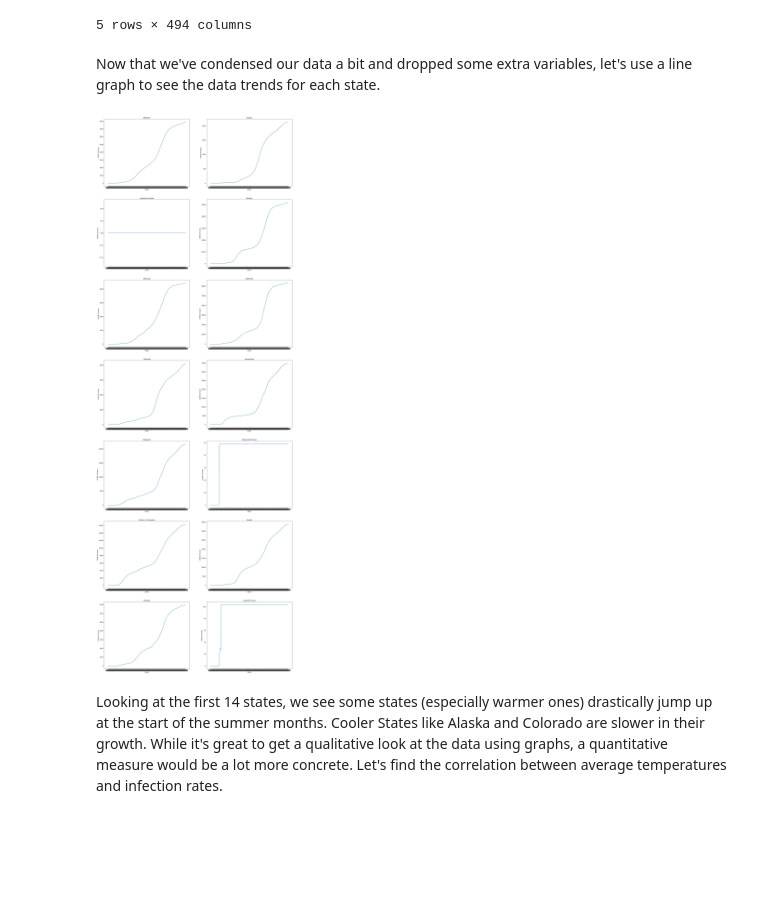
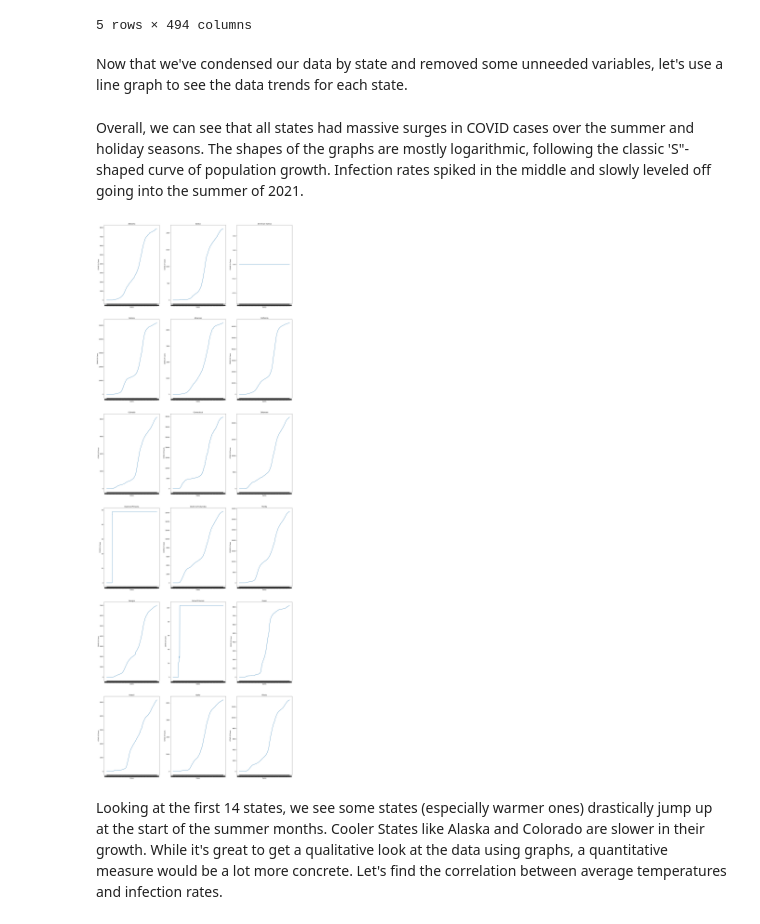
Before and after one commit to Sankalpsp21/Geographical-COVID-19-Trends, a Jupyter notebook: Covid-19 Spread in the United States.ipynb, the cells around one changed output. Drawn from its saved outputs; the diff is of its cells as text; code cells hidden in the pictures; blank space fills up the shorter version.

```diff
--- a/Covid-19 Spread in the United States.ipynb
+++ b/Covid-19 Spread in the United States.ipynb
@@ -77,25 +91,27 @@ Average_US_Cases.head()
 | Arkansas | 0.0 | 0.0 | 0.0 | 0.0 | 0.000000 | 0.000000 | 0.000000 | 0.000000 | 0.000000 | 0.000000 | ... |
 5 rows × 494 columns
 # %% [markdown]
-Now that we've condensed our data a bit and dropped some extra variables, let's use a line graph to see the data trends for each state.
+Now that we've condensed our data by state and removed some unneeded variables, let's use a line graph to see the data trends for each state.
 # %%
 Cases_List = Average_US_Cases.values.tolist()
 Dates_List = Average_US_Cases.columns.tolist()
 States_List = Average_US_Cases.index.tolist()
+# %% [markdown]
+Overall, we can see that all states had massive surges in COVID cases over the summer and holiday seasons. The shapes of the graphs are mostly logarithmic, following the classic 'S"-shaped curve of population growth. Infection rates spiked in the middle and slowly leveled off going into the summer of 2021.
 # %%
-for i in range(len(Cases_List)//4):
+for i in range(18):
 
-    plt.subplot(7,2,i+1)
+    plt.subplot(6,3,i+1)
     plt.plot(Dates_List, Cases_List[i])
+
+    plt.title(States_List[i])
     plt.xlabel('Dates')
     plt.ylabel('COVID-19 Cases')
 
-    plt.title(States_List[i])
-
 plt.rcParams['figure.figsize'] = [25, 75]
 plt.show()
 # %% [output]
-[figure, old version]
+[figure, new version]
 # %% [markdown]
 Looking at the first 14 states, we see some states (especially warmer ones) drastically jump up at the start of the summer months. Cooler States like Alaska and Colorado are slower in their growth. While it's great to get a qualitative look at the data using graphs, a quantitative measure would be a lot more concrete. Let's find the correlation between average temperatures and infection rates.
 # %%
```
Also changed, not shown: parts of 13 cells of this notebook.
